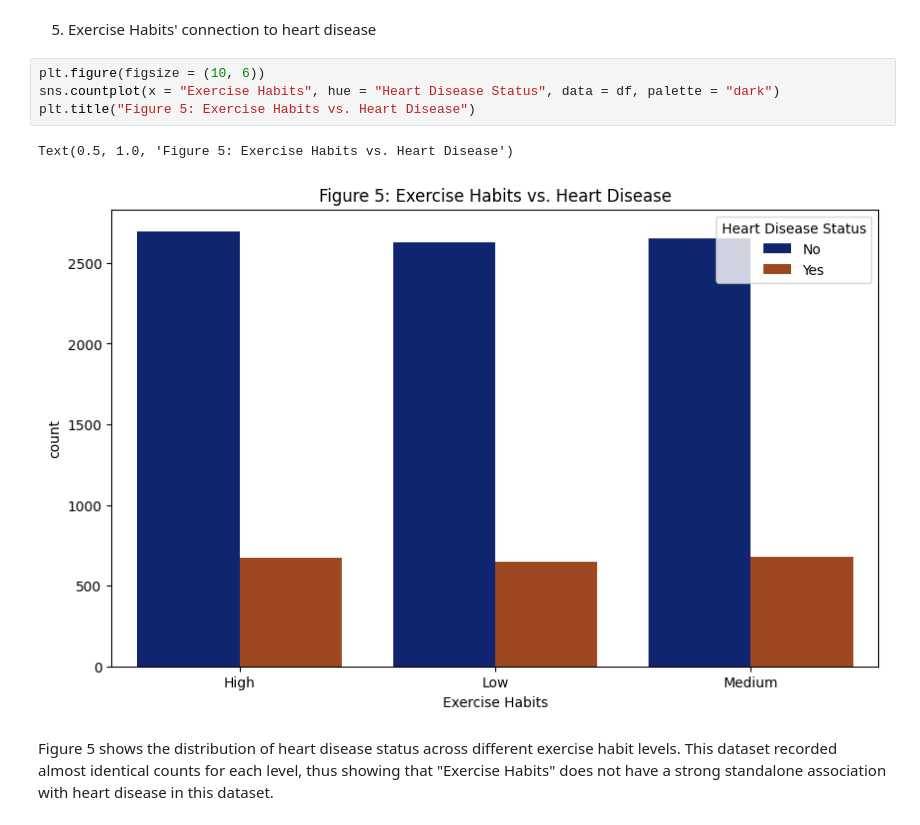
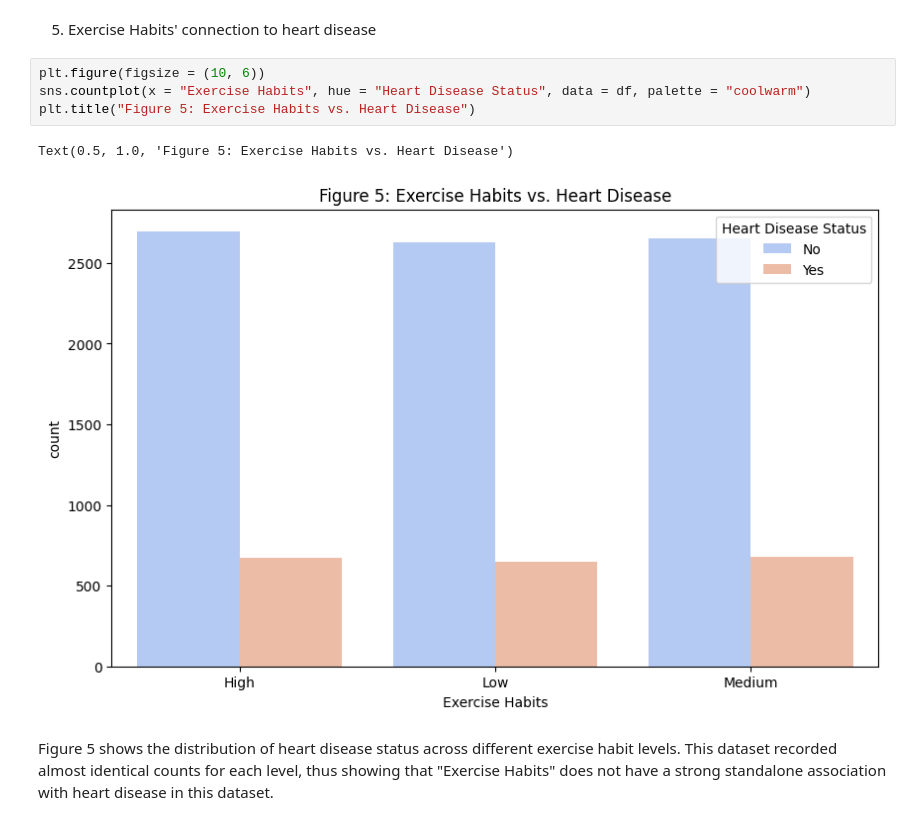
Before and after one commit to Markus8888888/heart-disease-prediction, a Jupyter notebook: notebooks/1_exploratory_data_analysis.ipynb, the cells around one changed output. Drawn from its saved outputs; the diff is of its cells as text.

```diff
--- a/notebooks/1_exploratory_data_analysis.ipynb
+++ b/notebooks/1_exploratory_data_analysis.ipynb
@@ -182,11 +185,11 @@ Figure 4 shows that there is an even split in the data regarding smoking prevale
 5. Exercise Habits' connection to heart disease
 # %%
 plt.figure(figsize = (10, 6))
-sns.countplot(x = "Exercise Habits", hue = "Heart Disease Status", data = df, palette = "dark")
+sns.countplot(x = "Exercise Habits", hue = "Heart Disease Status", data = df, palette = "coolwarm")
 plt.title("Figure 5: Exercise Habits vs. Heart Disease")
 # %% [output]
 Text(0.5, 1.0, 'Figure 5: Exercise Habits vs. Heart Disease')
-[figure, old version]
+[figure, new version]
 # %% [markdown]
 Figure 5 shows the distribution of heart disease status across different exercise habit levels. This dataset recorded almost identical counts for each level, thus showing that "Exercise Habits" does not have a strong standalone association with heart disease in this dataset.
 # %% [markdown]
```
Also changed, not shown: parts of 4 cells of this notebook, 2 other files.
